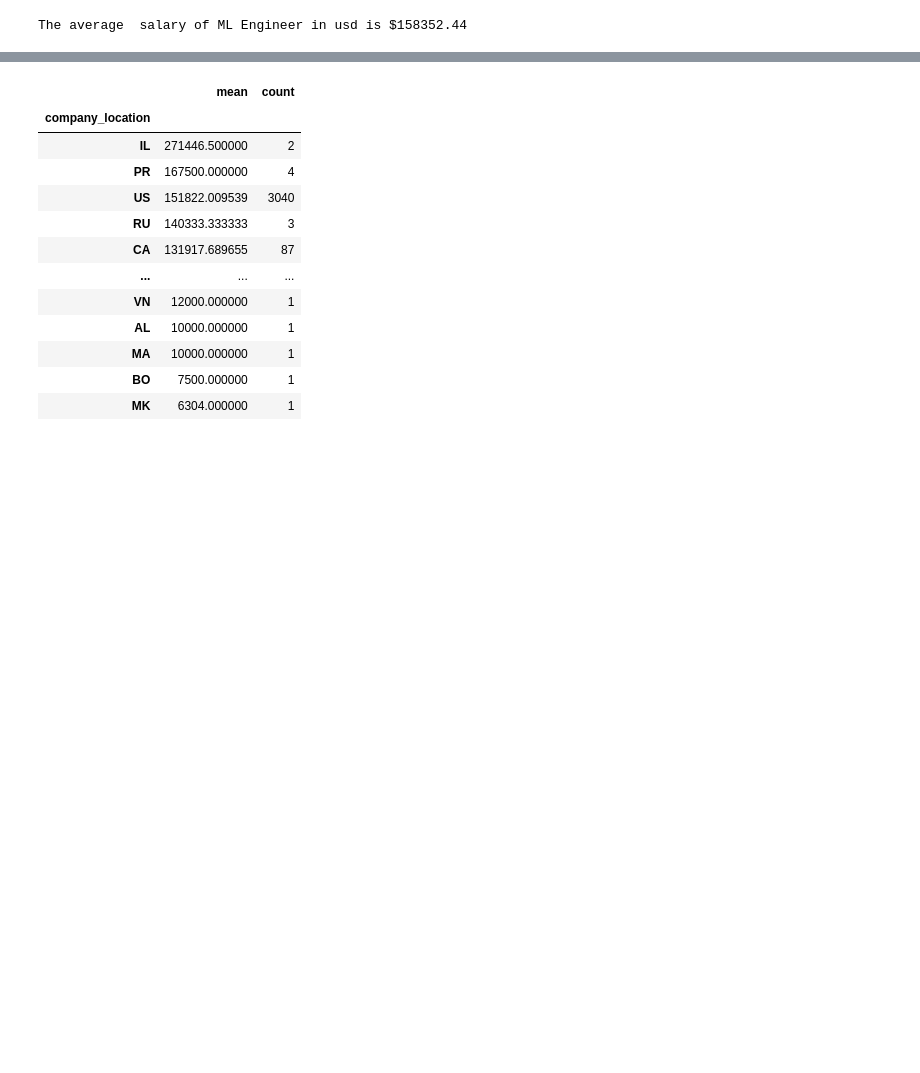
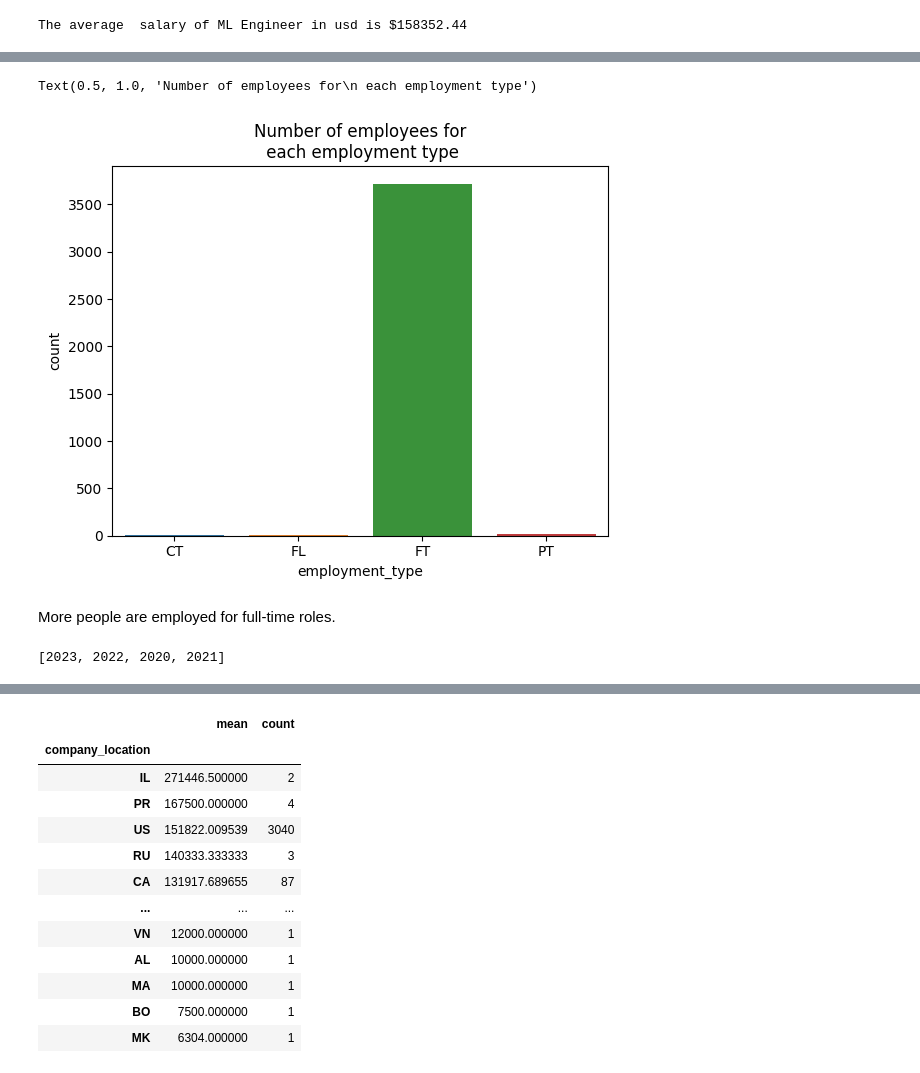
Before and after one commit to Soloskey1/data-projects, a Jupyter notebook: ds jobs dataset.ipynb, the cells around one changed output, grey strips where cells are left out. Drawn from its saved outputs; the diff is of its cells as text; code cells hidden in the pictures; blank space fills up the shorter version.

```diff
--- a/ds jobs dataset.ipynb
+++ b/ds jobs dataset.ipynb
@@ -8,7 +10,7 @@ import seaborn as sns
 import numpy as np
 import matplotlib.pyplot as plt
 # %%
-df = pd.read_csv('C:/Users/DAVID/Desktop/USE THIS DATASET/ds_salaries.csv')
+df = pd.read_csv('\data_sets\ds_salaries.csv')
 df.head()
 # %% [output]
 |  | work_year | experience_level | employment_type | job_title | salary | salary_currency | salary_in_usd | ... |
@@ -134,0 +143,4 @@ S              78226.682432    148
+# %%
+# group by employment type
+group_by_employment_type = df.groupby('employment_type')['salary_in_usd'].agg(['mean', 'count'])
+group_by_employment_type
@@ -134,0 +154,13 @@ S              78226.682432    148
+# %%
+sns.barplot(x = group_by_employment_type.index, y = group_by_employment_type['count'])
+plt.title('Number of employees for\n each employment type')
+# %% [output]
+Text(0.5, 1.0, 'Number of employees for\n each employment type')
+[figure, added]
+# %% [markdown]
+More people are employed for full-time roles.
+# %%
+# work year
+list(df['work_year'].unique())
+# %% [output]
+[2023, 2022, 2020, 2021]
```
Also changed, not shown: parts of 17 cells of this notebook.
